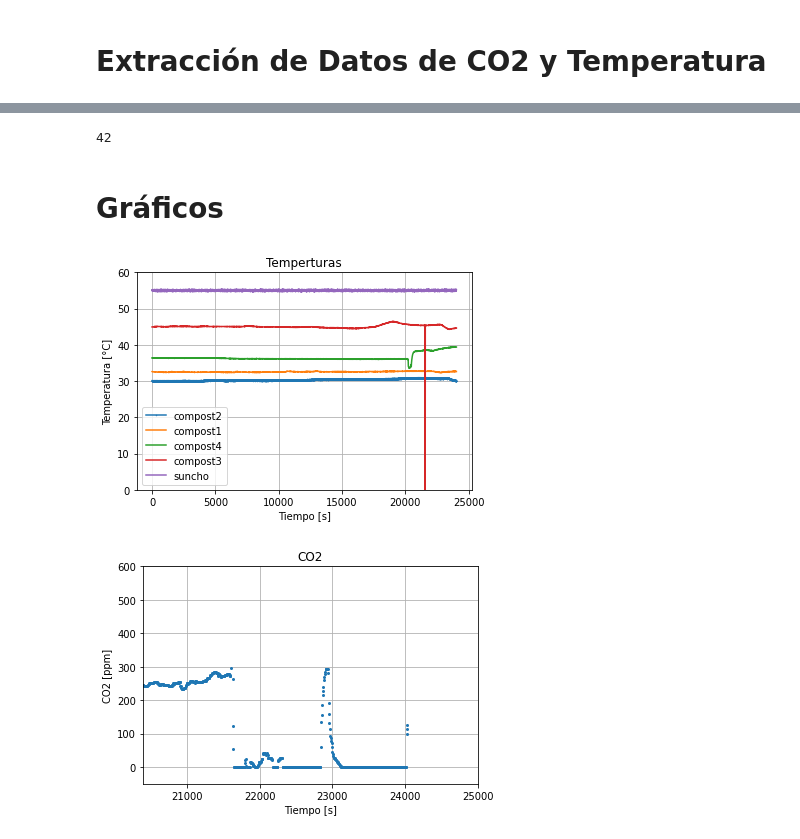
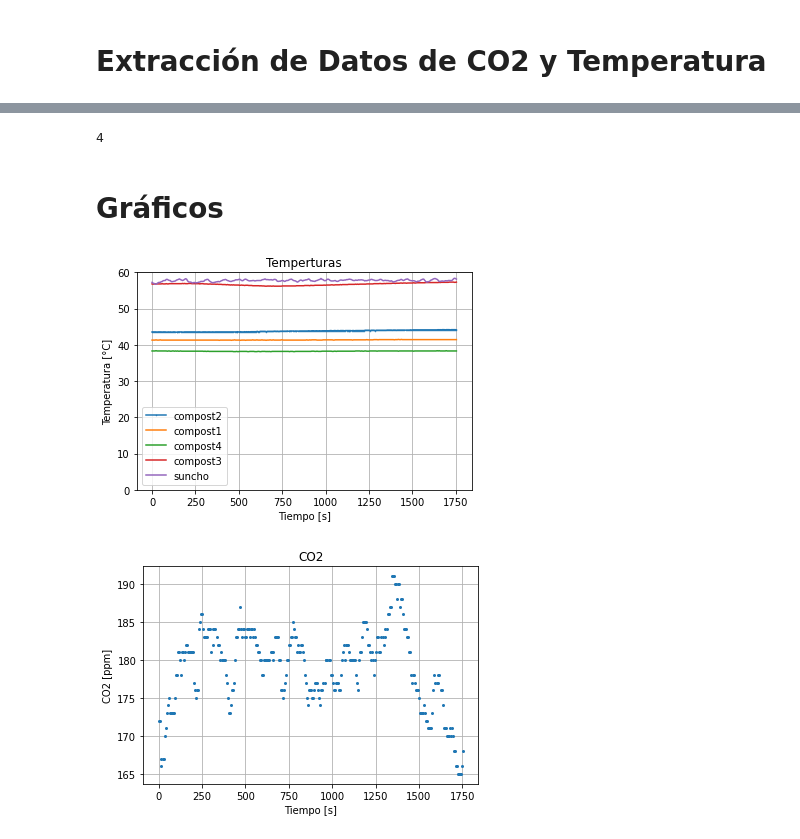
Before and after one commit to fyulita/laboratorio-6-y-7, a Jupyter notebook: Arduino/notebook-all-x4.ipynb, the cells around one changed output, grey strips where cells are left out. Cells and saved outputs as stored; diff of their text form; code cells hidden in the pictures.

```diff
--- a/Arduino/notebook-all-x4.ipynb
+++ b/Arduino/notebook-all-x4.ipynb
@@ -33,7 +33,7 @@ temp_compost_4 = np.array([])
 estado_suncho = np.array([])    # Apagado: 0, Prendido: 1
 # %%
 # Definamos la carpeta con las mediciones como PATH
-PATH = "./measurements/full-x4/2021-10-21_09-38-18"
+PATH = "./measurements/full-x4/2021-10-22_15-58-33"
 
 # Creamos una carpeta para las figuras (si es que no existe)
 if not os.path.isdir(f"{PATH}/figuras"):
@@ -85,7 +85,7 @@ for file in os.listdir(PATH):
 
 print(n)
 # %% [output]
-42
+4
 # %%
 # Llenemos las listas con los datos
 for i in range(n-1):
@@ -179,17 +179,17 @@ plt.ylabel("Temperatura [°C]")
 plt.savefig(f"{PATH}/figuras/Temperatura.png")
 plt.show()
 # %% [output]
-[figure, old version]
+[figure, new version]
 # %%
 plt.figure("CO2")
 plt.title("CO2")
 plt.plot(tiempos, co2, ".",markersize=4)
 plt.grid()
-plt.ylim(-50,600)
-plt.xlim(20400,25000)
+#plt.ylim(-50,600)
+#plt.xlim(20400,25000)
 plt.xlabel("Tiempo [s]")
 plt.ylabel("CO2 [ppm]")
 plt.savefig(f"{PATH}/figuras/CO2.png")
 plt.show()
 # %% [output]
-[figure, old version]
+[figure, new version]
```
Also changed, not shown: parts of 2 cells of this notebook, 5 other files.
